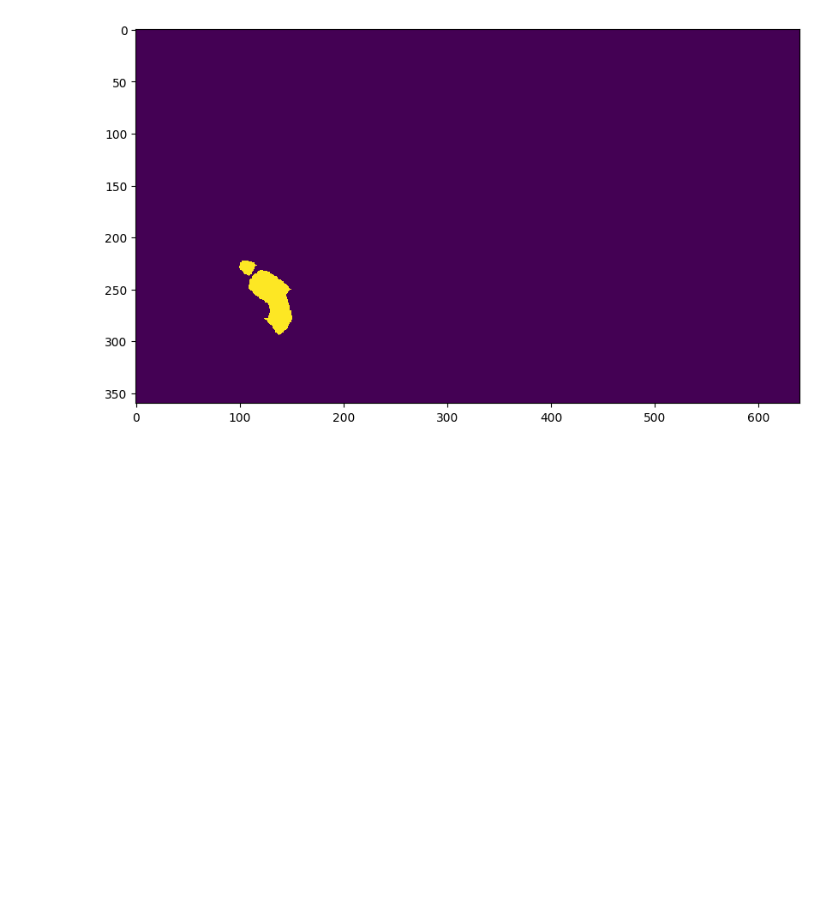
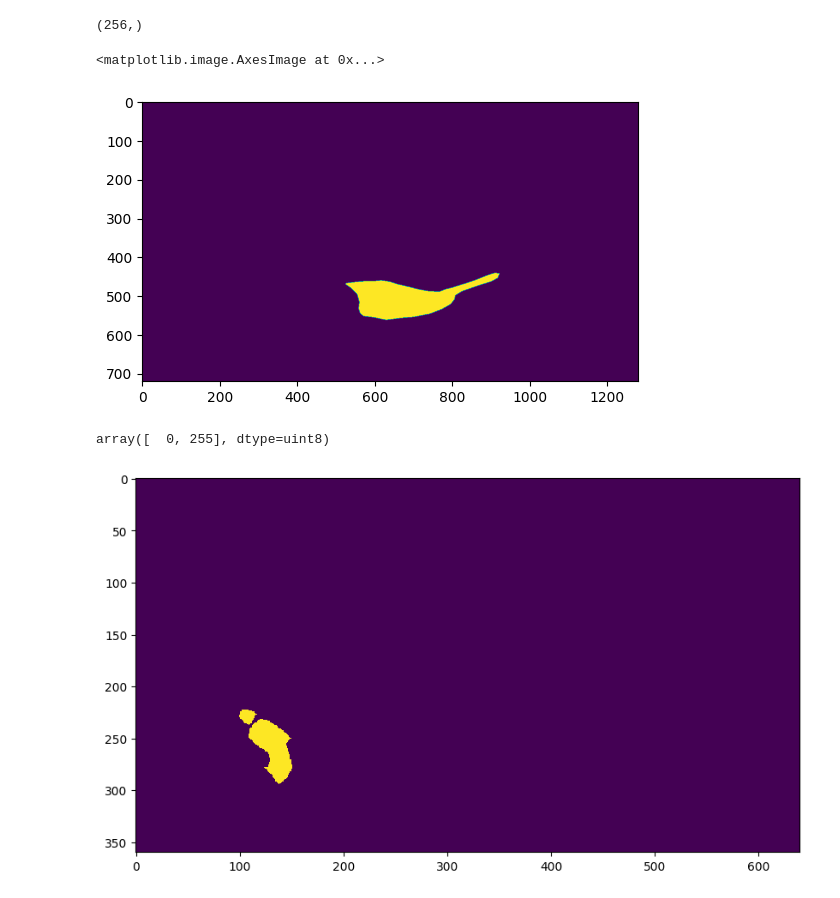
Before and after one commit to SpiderNitt/project-c, a Jupyter notebook: inference.ipynb, the cells around one changed output. Drawn from its saved outputs; the diff is of its cells as text; code cells hidden in the pictures; blank space fills up the shorter version.

```diff
--- a/inference.ipynb
+++ b/inference.ipynb
@@ -3,3 +52,18 @@ from segment_anything.modeling import CamoSam
+# %%
+x['Precision'].shape
+# %% [output]
+(256,)
+# %%
+import matplotlib.pyplot as plt
+plt.imshow(img)
+# %% [output]
+<matplotlib.image.AxesImage at 0x...>
+[figure, added]
+# %%
+import numpy as np
+np.unique(img.reshape(-1,))
+# %% [output]
+array([  0, 255], dtype=uint8)
 # %%
 import numpy as np
 import torch
```
Also changed, not shown: parts of 4 cells of this notebook, 6 other files.
